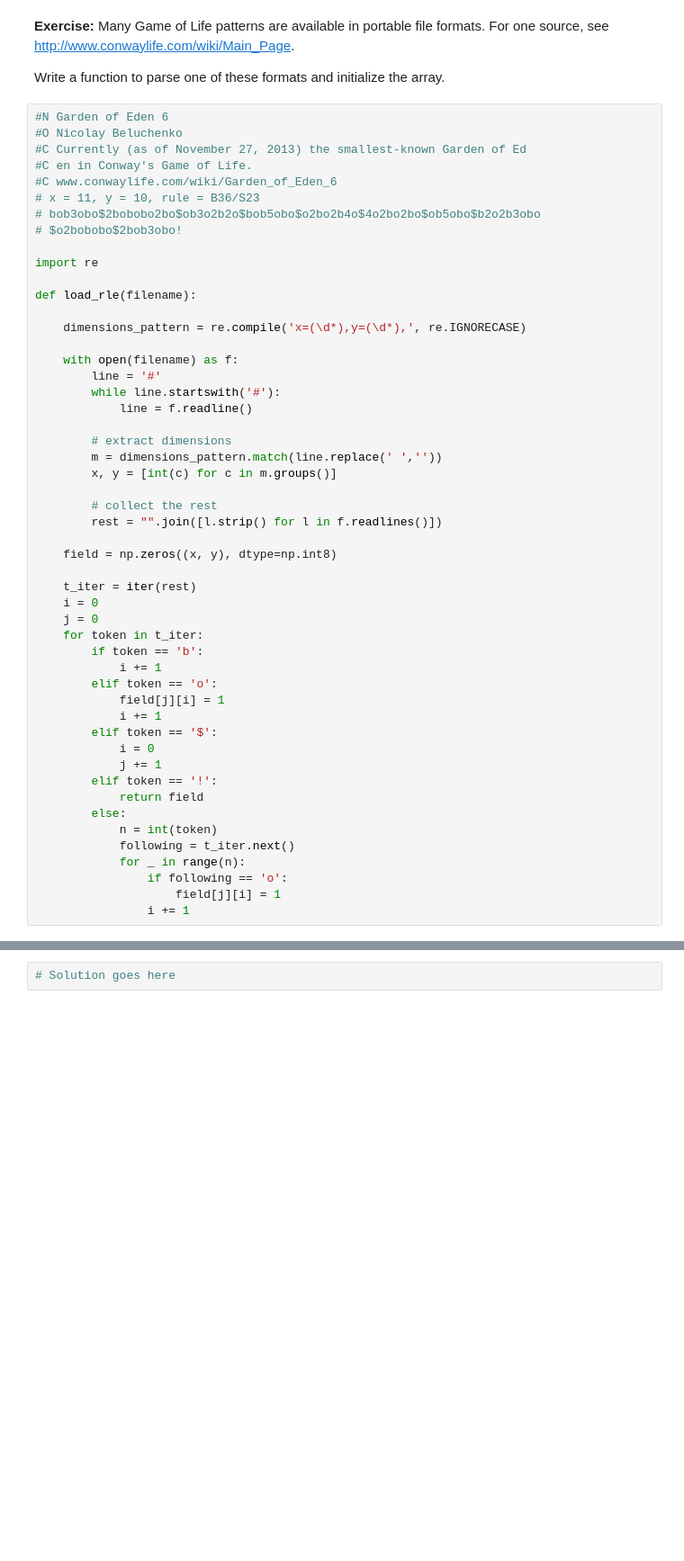
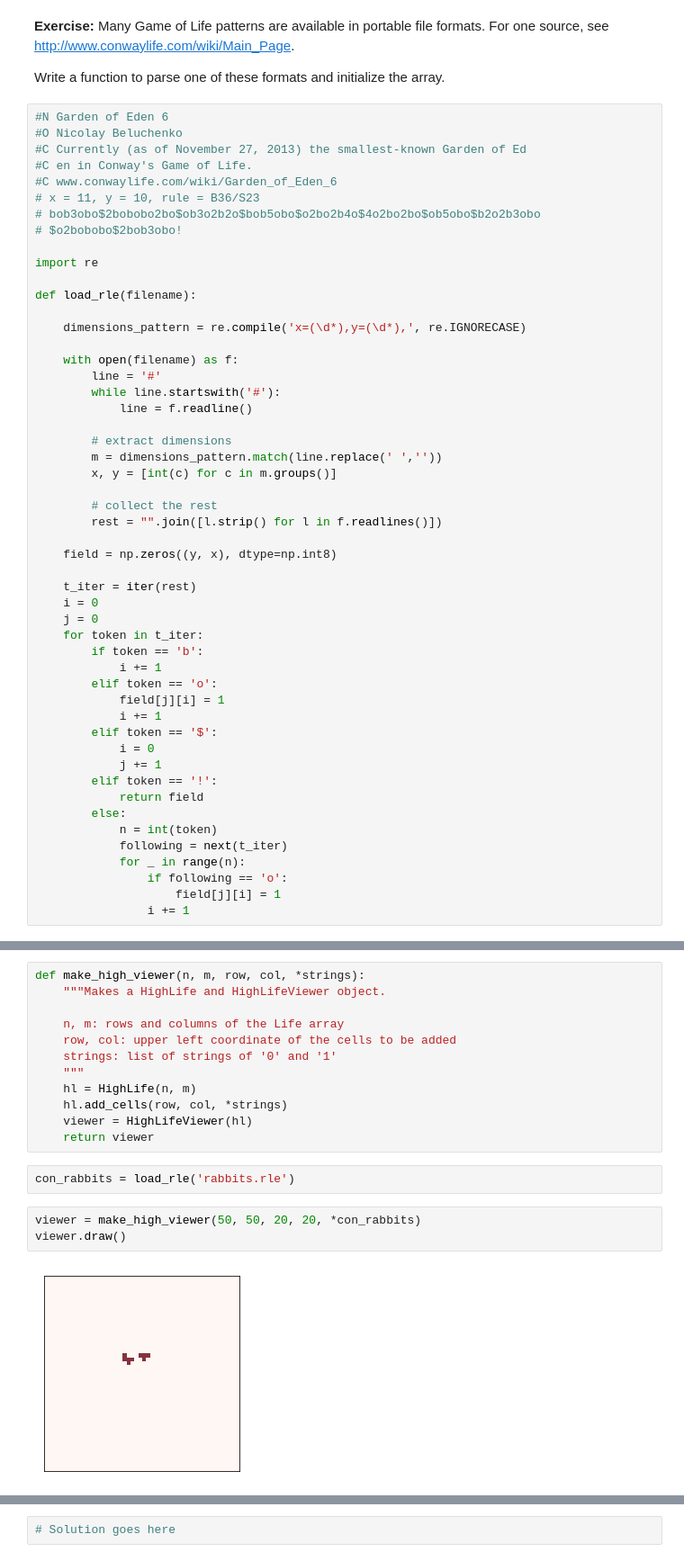
Before and after one commit to DuncanDHall/ThinkComplexity2, a Jupyter notebook: code/chap06mine.ipynb, the cells around one changed output, grey strips where cells are left out. Shown at 90% size. Cells and saved outputs as stored; diff of their text form; blank space fills up the shorter version.

```diff
--- a/code/chap06mine.ipynb
+++ b/code/chap06mine.ipynb
@@ -381,7 +381,7 @@ def load_rle(filename):
         # collect the rest
         rest = "".join([l.strip() for l in f.readlines()])
 
-    field = np.zeros((x, y), dtype=np.int8)
+    field = np.zeros((y, x), dtype=np.int8)
 
     t_iter = iter(rest)
     i = 0
@@ -399,7 +399,7 @@ def load_rle(filename):
             return field
         else:
             n = int(token)
-            following = t_iter.next()
+            following = next(t_iter)
             for _ in range(n):
                 if following == 'o':
                     field[j][i] = 1
@@ -424,0 +490,19 @@ array([[0, 1, 0, 1, 1, 1, 0, 1, 0, 0],
+# %%
+def make_high_viewer(n, m, row, col, *strings):
+    """Makes a HighLife and HighLifeViewer object.
+
+    n, m: rows and columns of the Life array
+    row, col: upper left coordinate of the cells to be added
+    strings: list of strings of '0' and '1'
+    """
+    hl = HighLife(n, m)
+    hl.add_cells(row, col, *strings)
+    viewer = HighLifeViewer(hl)
+    return viewer
+# %%
+con_rabbits = load_rle('rabbits.rle')
+# %%
+viewer = make_high_viewer(50, 50, 20, 20, *con_rabbits)
+viewer.draw()
+# %% [output]
+[figure, added]
```
Also changed, not shown: parts of 23 cells of this notebook, 1 other file.
